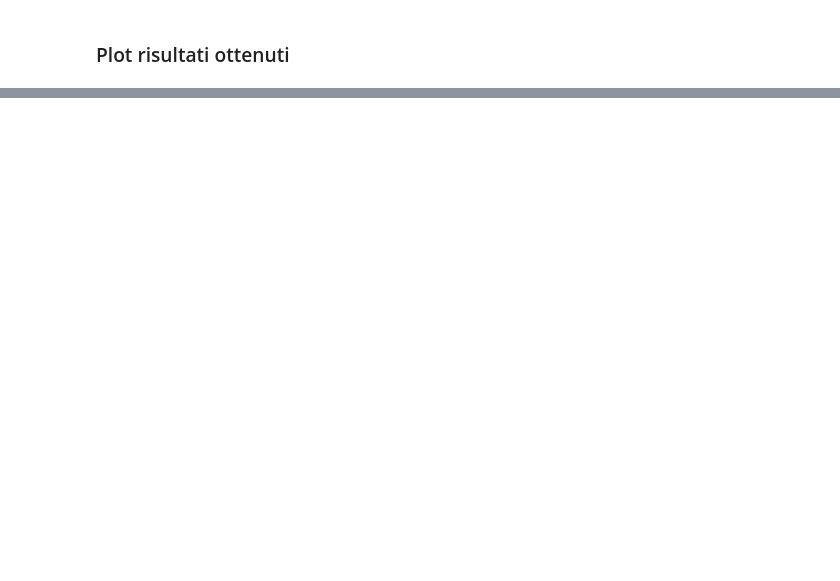
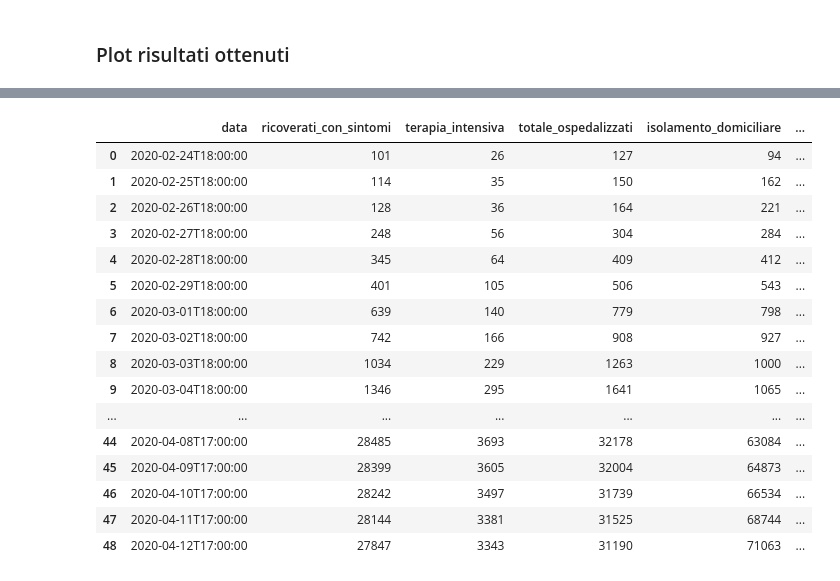
Before and after one commit to bevi-rosso/COVID, a Jupyter notebook: COVID-19.ipynb, the cells around one changed output, grey strips where cells are left out. Cells and saved outputs as stored; diff of their text form; code cells hidden in the pictures; blank space fills up the shorter version.

```diff
--- a/COVID-19.ipynb
+++ b/COVID-19.ipynb
@@ -82,0 +74,21 @@ df
+# %%
+tab=df.drop(['stato','note_it', 'note_en'],axis=1)
+tab
+# %% [output]
+|  | data | ricoverati_con_sintomi | terapia_intensiva | totale_ospedalizzati | isolamento_domiciliare | ... |
+| 0 | 2020-02-24T18:00:00 | 101 | 26 | 127 | 94 | ... |
+| 1 | 2020-02-25T18:00:00 | 114 | 35 | 150 | 162 | ... |
+| 2 | 2020-02-26T18:00:00 | 128 | 36 | 164 | 221 | ... |
+| 3 | 2020-02-27T18:00:00 | 248 | 56 | 304 | 284 | ... |
+| 4 | 2020-02-28T18:00:00 | 345 | 64 | 409 | 412 | ... |
+| 5 | 2020-02-29T18:00:00 | 401 | 105 | 506 | 543 | ... |
+| 6 | 2020-03-01T18:00:00 | 639 | 140 | 779 | 798 | ... |
+| 7 | 2020-03-02T18:00:00 | 742 | 166 | 908 | 927 | ... |
+| 8 | 2020-03-03T18:00:00 | 1034 | 229 | 1263 | 1000 | ... |
+| 9 | 2020-03-04T18:00:00 | 1346 | 295 | 1641 | 1065 | ... |
+| ... | ... | ... | ... | ... | ... | ... |
+| 44 | 2020-04-08T17:00:00 | 28485 | 3693 | 32178 | 63084 | ... |
+| 45 | 2020-04-09T17:00:00 | 28399 | 3605 | 32004 | 64873 | ... |
+| 46 | 2020-04-10T17:00:00 | 28242 | 3497 | 31739 | 66534 | ... |
+| 47 | 2020-04-11T17:00:00 | 28144 | 3381 | 31525 | 68744 | ... |
+| 48 | 2020-04-12T17:00:00 | 27847 | 3343 | 31190 | 71063 | ... |
```
Also changed, not shown: parts of 5 cells of this notebook.
